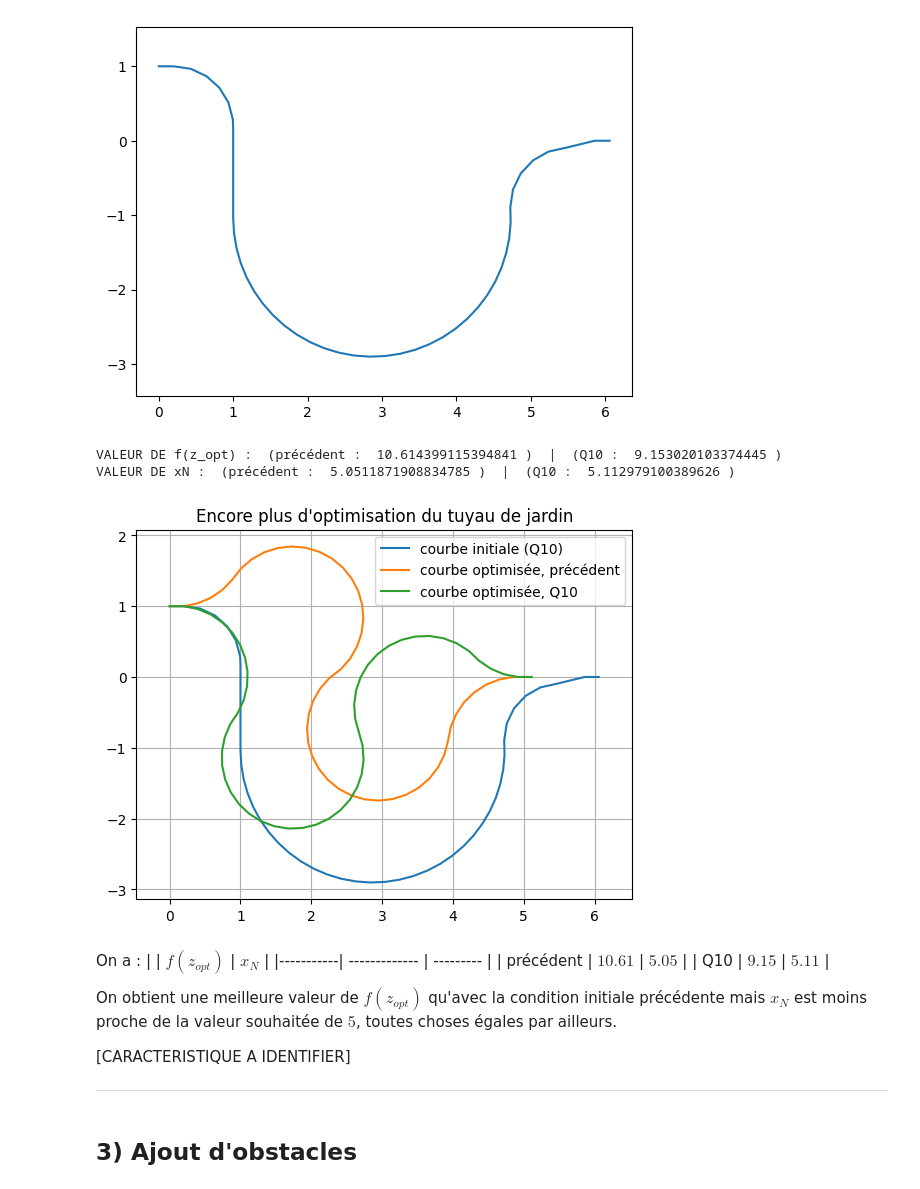
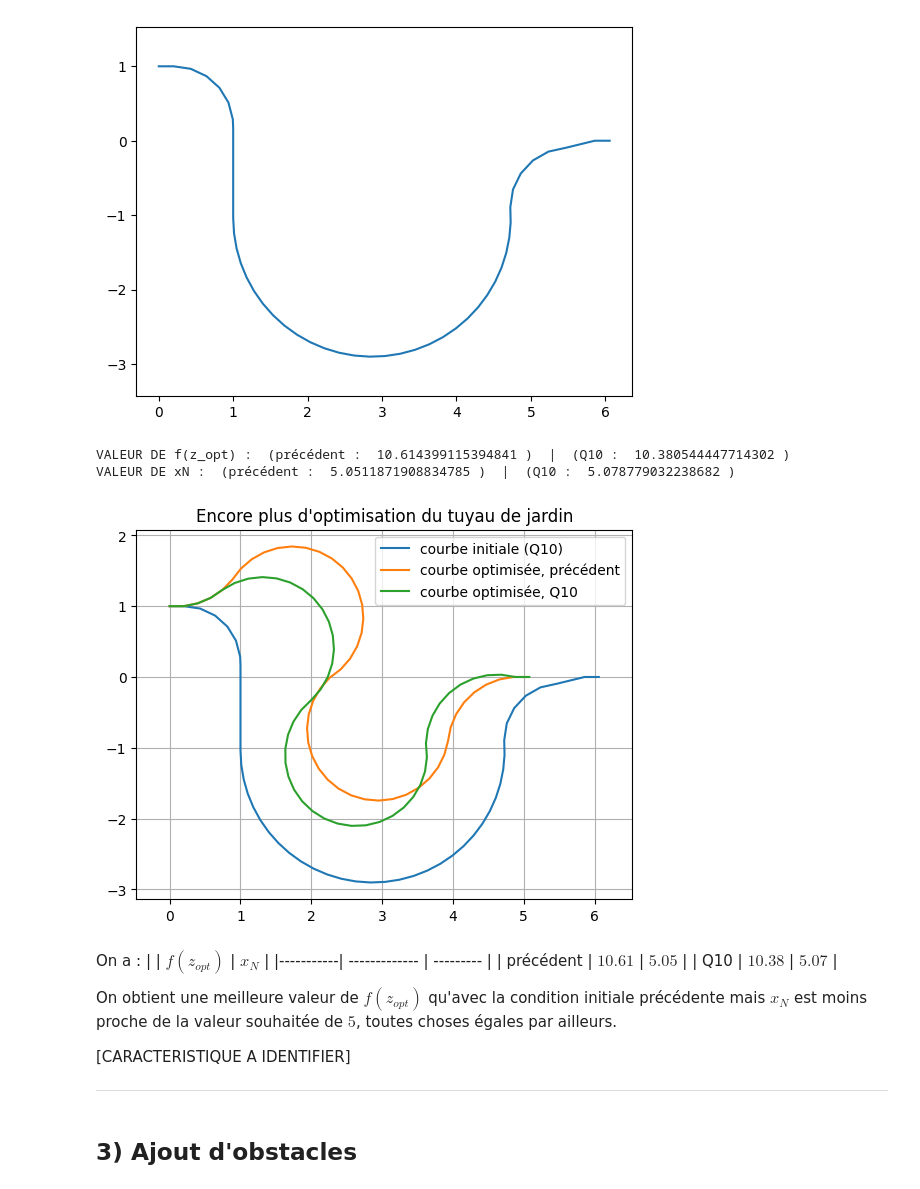
Before and after one commit to jack-evans1/projetOptimEvansMirri, a Jupyter notebook: projetTuyaux.ipynb, the cells around one changed output. Drawn from its saved outputs; the diff is of its cells as text; code cells hidden in the pictures.

```diff
--- a/projetTuyaux.ipynb
+++ b/projetTuyaux.ipynb
@@ -594,46 +594,52 @@ z0precedent = np.concatenate([x0, y0, np.abs(y0), theta0])
 
 thetaQ10 = []
 for i in range(N):
-    thetaQ10.append(np.arctan((yQ10[i+1]-yQ10[i])/(xQ10[i+1]-xQ10[i])))
+    if xQ10[i+1]== xQ10[i]:
+        if yQ10[i+1]>=yQ10[i]:
+            thetaQ10.append(-np.pi/2)
+        else:
+            thetaQ10.append(np.pi/2)
+    else :
+        thetaQ10.append(np.arctan((yQ10[i+1]-yQ10[i])/(xQ10[i+1]-xQ10[i])))
 
 z0Q10 = np.concatenate([xQ10, yQ10, np.abs(yQ10), thetaQ10])
 
 #On calcule les minima pour les 2 CI
 
 z1 = optimize.minimize(f, z0precedent, method='SLSQP',
                          constraints= [{"type": "ineq", "fun":c1i}, {"type": "ineq", "fun":c2i}, {"type": "ineq", "fun":ci_theta}, {"type": "eq", "fun":c1e}, {"type": "eq", "fun":c2e}, {"type": "eq", "fun":c3e}, {"type": "eq", "fun":c4e}, {"type": "eq", "fun":c5e}, {"type": "eq", "fun":c6e} , {"type": "eq", "fun":c7e}])
 z_optprecedent = z1.x
 x_optprecedent = z_optprecedent[:N+1]
 y_optprecedent = z_optprecedent[N+1 : 2*(N+1)]
 
 z2 = optimize.minimize(f, z0Q10, method='SLSQP',
                          constraints= [{"type": "ineq", "fun":c1i}, {"type": "ineq", "fun":c2i}, {"type": "ineq", "fun":ci_theta}, {"type": "eq", "fun":c1e}, {"type": "eq", "fun":c2e}, {"type": "eq", "fun":c3e}, {"type": "eq", "fun":c4e}, {"type": "eq", "fun":c5e}, {"type": "eq", "fun":c6e} , {"type": "eq", "fun":c7e}])
 z_optQ10 = z2.x
 x_optQ10 = z_optQ10[:N+1]
 y_optQ10 = z_optQ10[N+1 : 2*(N+1)]
 
 print("VALEUR DE f(z_opt) :  (précédent : ", f(z_optprecedent), ")  |  (Q10 : ", f(z_optQ10), ")")
 print("VALEUR DE xN :  (précédent : ", z_optprecedent[N], ")  |  (Q10 : ", z_optQ10[N], ")")
 
 plt.plot(xQ10, yQ10, label='courbe initiale (Q10)')
 plt.plot(x_optprecedent, y_optprecedent, label='courbe optimisée, précédent')
 plt.plot(x_optQ10, y_optQ10, label='courbe optimisée, Q10')
 plt.legend()
 plt.axis('equal')
 plt.grid(True)
 plt.title("Encore plus d'optimisation du tuyau de jardin")
 plt.show()
 # %% [output]
-VALEUR DE f(z_opt) :  (précédent :  10.614399115394841 )  |  (Q10 :  9.153020103374445 )
-VALEUR DE xN :  (précédent :  5.0511871908834785 )  |  (Q10 :  5.112979100389626 )
+VALEUR DE f(z_opt) :  (précédent :  10.614399115394841 )  |  (Q10 :  10.380544447714302 )
+VALEUR DE xN :  (précédent :  5.0511871908834785 )  |  (Q10 :  5.078779032238682 )
-[figure, old version]
+[figure, new version]
 # %% [markdown]
 
 On a :
 |           | $f(z_{opt})$  | $x_N$     |
 |-----------| ------------- | --------- |
 | précédent | $10.61$       | $5.05$    |
-| Q10       | $9.15$        | $5.11$    |
+| Q10       | $10.38$       | $5.07$    |
 
 On obtient une meilleure valeur de $f(z_{opt})$ qu'avec la condition initiale précédente mais $x_N$ est moins proche de la valeur souhaitée de $5$, toutes choses égales par ailleurs.
 
```
Also changed, not shown: parts of 6 cells of this notebook.
